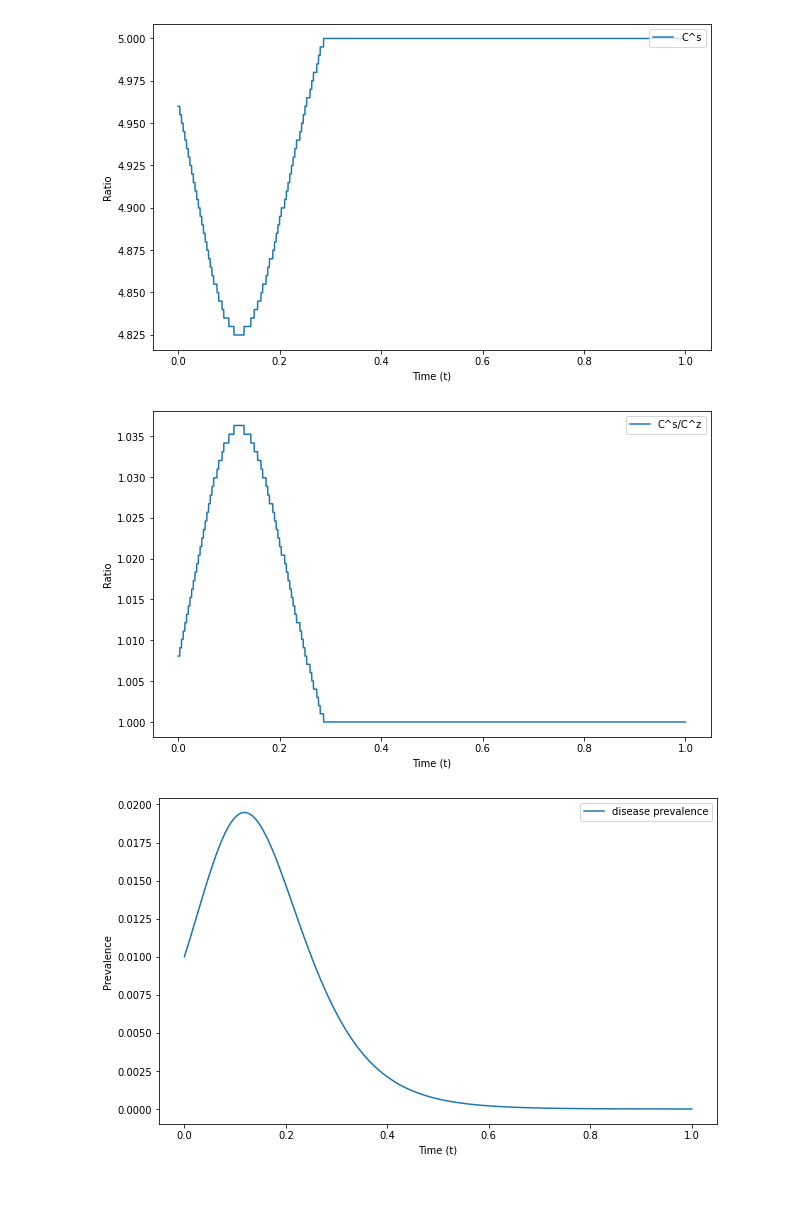
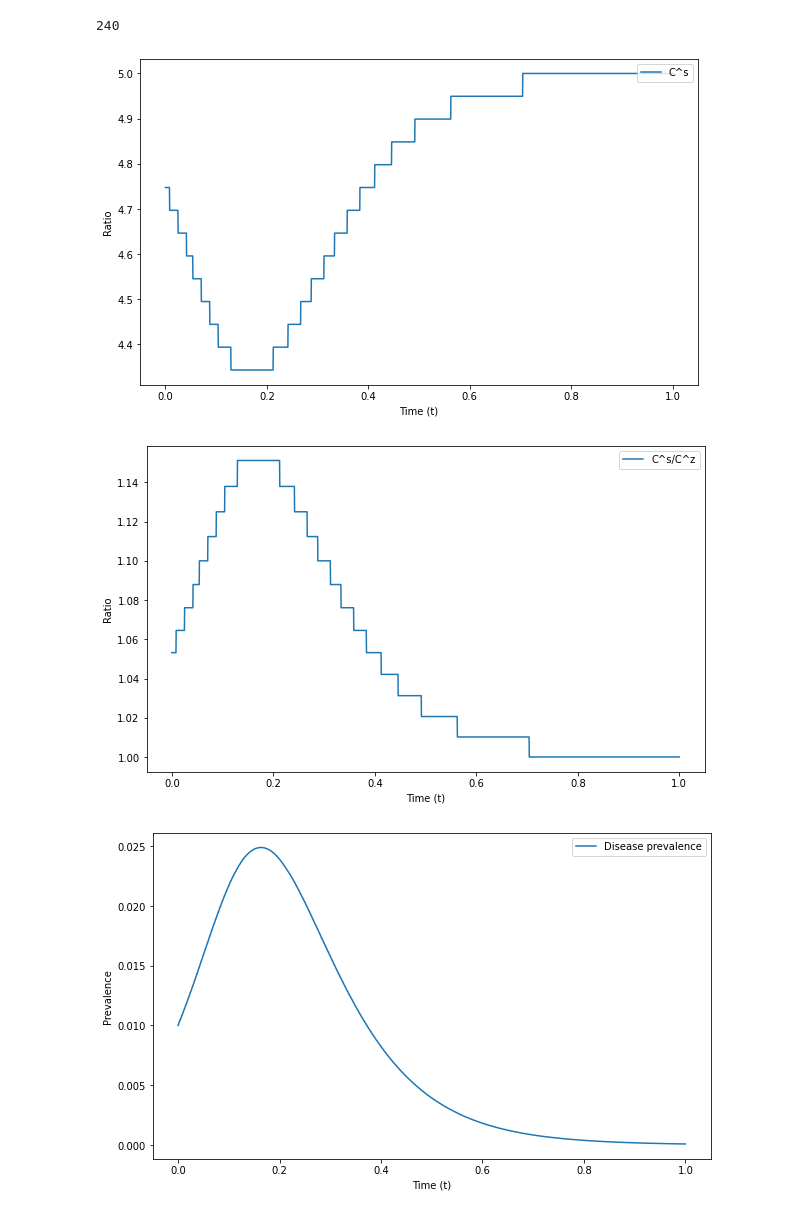
Before and after one commit to JimmyCalvoMonge/adaptive, a Jupyter notebook: design/adaptive/adaptive_use.ipynb, the cells around one changed output. Saved outputs shown, nothing was run; the diff lists cells and outputs as text; code cells hidden in the pictures.

```diff
--- a/design/adaptive/adaptive_use.ipynb
+++ b/design/adaptive/adaptive_use.ipynb
@@ -14,7 +11,7 @@ from adaptive import Adaptive
 mu = 0.00015
 gamma = 0.1823
 beta = 0.0925
-phi = 0.0044
+phi = 0.044
 
 ### Adaptive parameters
 bi = 6.67
@@ -28,8 +25,20 @@ tau = 12
 delta = 0.99986
 
 ### Simulation parameters
-t_max = 300
+t_max = 240
 steps = 10
 x00 = [0.7, 0.01, 0.29]
 # Note: our start point is not [1,0,0]
 # Because the disease-free equilibrium is stable for models with demographics.
+
+# Initialize adaptive instances
+instance_adaptive = Adaptive(mu, gamma, beta, phi,
+                             bs, bi, bz,
+                             as1, ai, az,
+                             gamma1, tau, delta,
+                             t_max, steps, x00)
+
+start = time.time()
+instance_adaptive.patch_uni_solutions()
+end = time.time()
+print(f"Running the adaptive algorithm took {end - start} seconds.")
@@ -57,4 +52,5 @@ instance_adaptive.plot_ode_solution(t = t, title = 'Adaptive Testing')
 # %%
+print(len(instance_adaptive.Cs))
 cs_unistep = []
 for i in range(len(instance_adaptive.Cs)):
     cs_unistep = cs_unistep + [instance_adaptive.Cs[i]]*steps
@@ -66,7 +62,8 @@ plt.legend(loc = "upper right")
 plt.rcParams["figure.figsize"] = (10,6)
 plt.show()
 # %% [output]
+240
-[figure, old version]
+[figure, new version]
 # %%
 cs_unistep = []
 for i in range(len(instance_adaptive.Cs)):
@@ -79,13 +76,13 @@ plt.legend(loc = "upper right")
 plt.rcParams["figure.figsize"] = (10,6)
 plt.show()
 # %% [output]
-[figure, old version]
+[figure, new version]
 # %%
-plt.plot(np.linspace(0,1,len(instance_adaptive.I)), instance_adaptive.I, label="disease prevalence")
+plt.plot(np.linspace(0,1,len(instance_adaptive.I)), instance_adaptive.I, label="Disease prevalence")
 plt.xlabel("Time (t)")
 plt.ylabel("Prevalence")
 plt.legend(loc = "upper right")
 plt.rcParams["figure.figsize"] = (10,6)
 plt.show()
 # %% [output]
-[figure, old version]
+[figure, new version]
```
Also changed, not shown: parts of 8 cells of this notebook, 3 other files.
